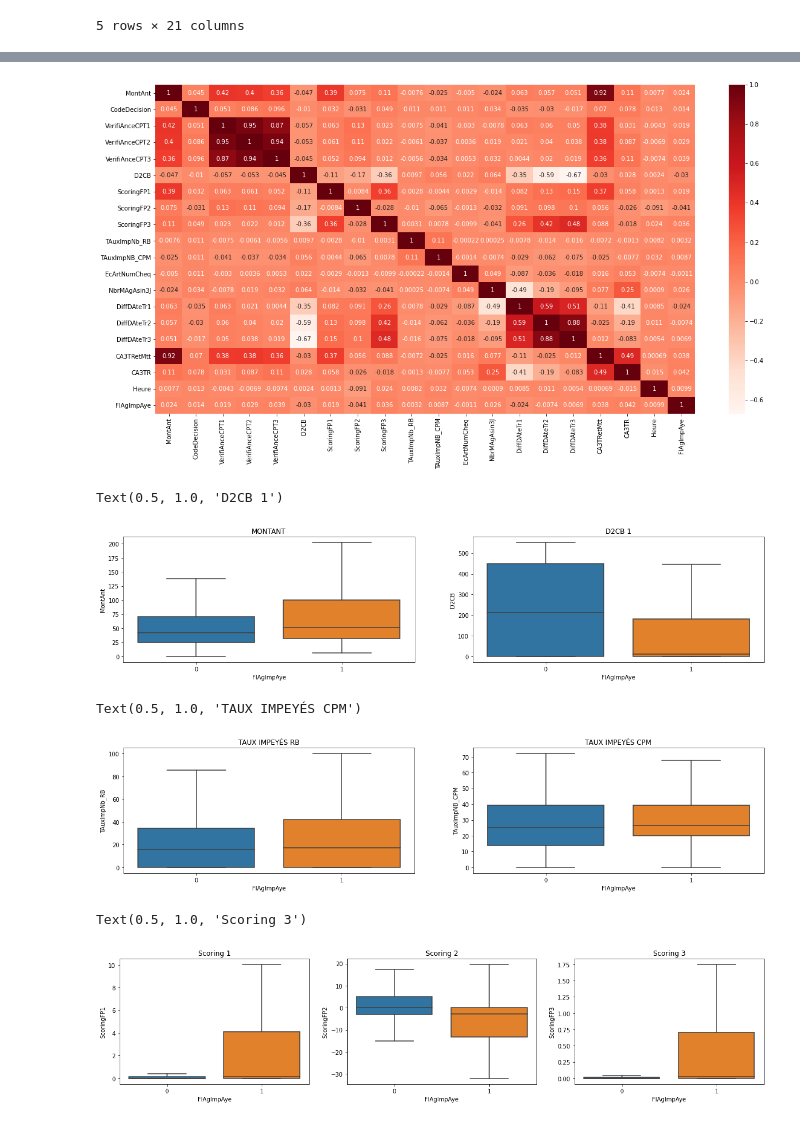
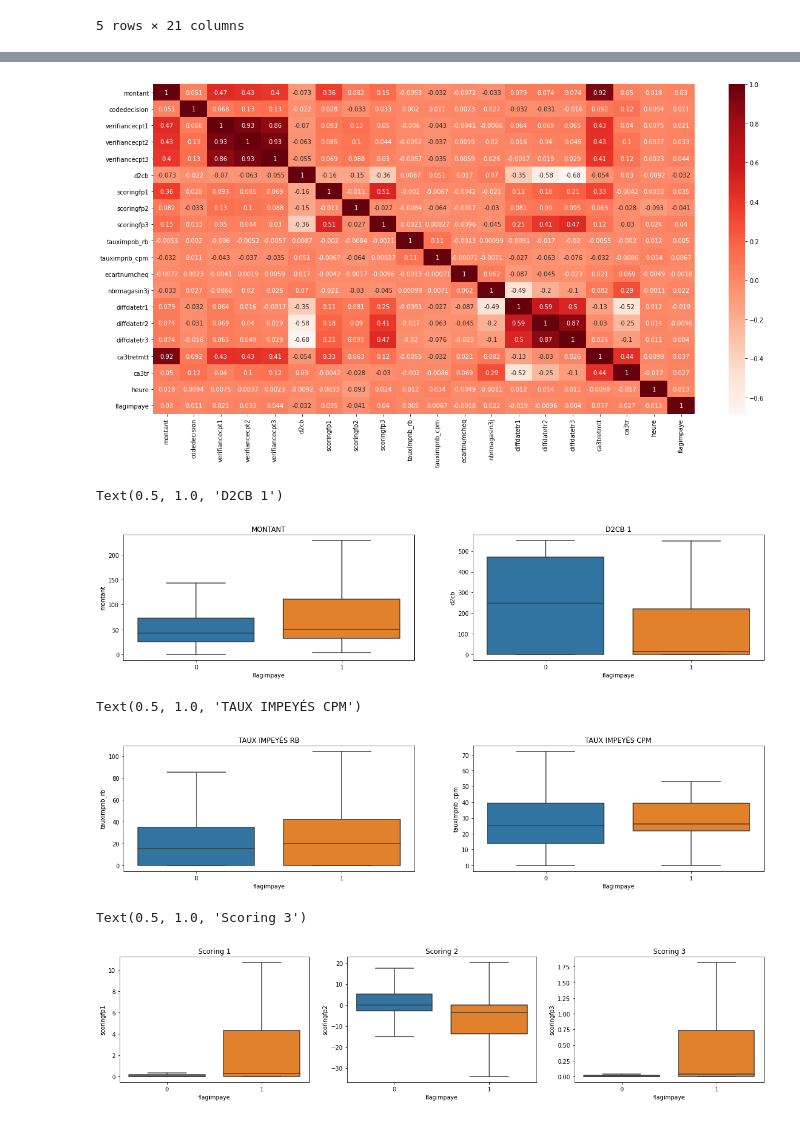
Before and after one commit to juan-kabbali/fraud-detection, a Jupyter notebook: main.ipynb, the cells around one changed output, grey strips where cells are left out. Cells and saved outputs as stored; diff of their text form; code cells hidden in the pictures.

```diff
--- a/main.ipynb
+++ b/main.ipynb
@@ -8,16 +8,16 @@ from imblearn.under_sampling import TomekLinks
 # %% [markdown]
 # Data exploration
 # %%
-df = pd.read_csv("data/test.txt", sep=";", decimal=',')
+df = pd.read_csv("data/light_train.csv", sep=";", decimal=',')
 
 print("ROWS:", df.shape[0], "COLUMNS: ", df.shape[1], "\n")
 
 # set the correct typing to columns
-df['MontAnt'] = pd.to_numeric(df['MontAnt'], downcast='float')
-df['DAteTrAnsAction'] = pd.to_datetime(df['DAteTrAnsAction'])
+df['montant'] = pd.to_numeric(df['montant'], downcast='float')
+df['datetransaction'] = pd.to_datetime(df['datetransaction'])
 
 # useless columns
-df.drop(['ZIBZIN', 'IDAvisAutorisAtionCheque'], axis=1, inplace=True)
+df.drop(['zibzin', 'idavisautorisationcheque'], axis=1, inplace=True)
 
 print("DATA TYPING: ")
 print(df.dtypes, "\n")
@@ -121,39 +135,39 @@ df_frauds['MontAnt'].groupby([df['DAteTrAnsAction'].dt.to_period('D')]).count()\
 plt.figure(figsize=(20,10))
 heatmap = sns.heatmap(df.corr(), annot=True, cbar=True, cmap=plt.cm.Reds)
 # %% [output]
-[figure, old version]
+[figure, new version]
 # %%
 f, axes = plt.subplots(ncols=2, figsize=(20,4))
 
-sns.boxplot(data=df, x="FlAgImpAye", y="MontAnt", showfliers=False, ax=axes[0])
+sns.boxplot(data=df, x="flagimpaye", y="montant", showfliers=False, ax=axes[0])
 axes[0].set_title("MONTANT")
 
-sns.boxplot(data=df, x="FlAgImpAye", y="D2CB", showfliers=False)
+sns.boxplot(data=df, x="flagimpaye", y="d2cb", showfliers=False)
 axes[1].set_title("D2CB 1")
 # %% [output]
 Text(0.5, 1.0, 'D2CB 1')
-[figure, old version]
+[figure, new version]
 # %%
 f, axes = plt.subplots(ncols=2, figsize=(20,4))
 
-sns.boxplot(data=df, x="FlAgImpAye", y="TAuxImpNb_RB", showfliers=False, ax=axes[0])
+sns.boxplot(data=df, x="flagimpaye", y="tauximpnb_rb", showfliers=False, ax=axes[0])
 axes[0].set_title("TAUX IMPEYÉS RB")
 
-sns.boxplot(data=df, x="FlAgImpAye", y="TAuxImpNB_CPM", showfliers=False, ax=axes[1])
+sns.boxplot(data=df, x="flagimpaye", y="tauximpnb_cpm", showfliers=False, ax=axes[1])
 axes[1].set_title("TAUX IMPEYÉS CPM")
 # %% [output]
 Text(0.5, 1.0, 'TAUX IMPEYÉS CPM')
-[figure, old version]
+[figure, new version]
 # %%
 f, axes = plt.subplots(ncols=3, figsize=(20,4))
-sns.boxplot(data=df, x="FlAgImpAye", y="ScoringFP1", showfliers=False, ax=axes[0])
+sns.boxplot(data=df, x="flagimpaye", y="scoringfp1", showfliers=False, ax=axes[0])
 axes[0].set_title("Scoring 1")
 
-sns.boxplot(data=df, x="FlAgImpAye", y="ScoringFP2", showfliers=False, ax=axes[1])
+sns.boxplot(data=df, x="flagimpaye", y="scoringfp2", showfliers=False, ax=axes[1])
 axes[1].set_title("Scoring 2")
 
-sns.boxplot(data=df, x="FlAgImpAye", y="ScoringFP3", showfliers=False, ax=axes[2])
+sns.boxplot(data=df, x="flagimpaye", y="scoringfp3", showfliers=False, ax=axes[2])
 axes[2].set_title("Scoring 3")
 # %% [output]
 Text(0.5, 1.0, 'Scoring 3')
-[figure, old version]
+[figure, new version]
```
Also changed, not shown: parts of 14 cells of this notebook.
